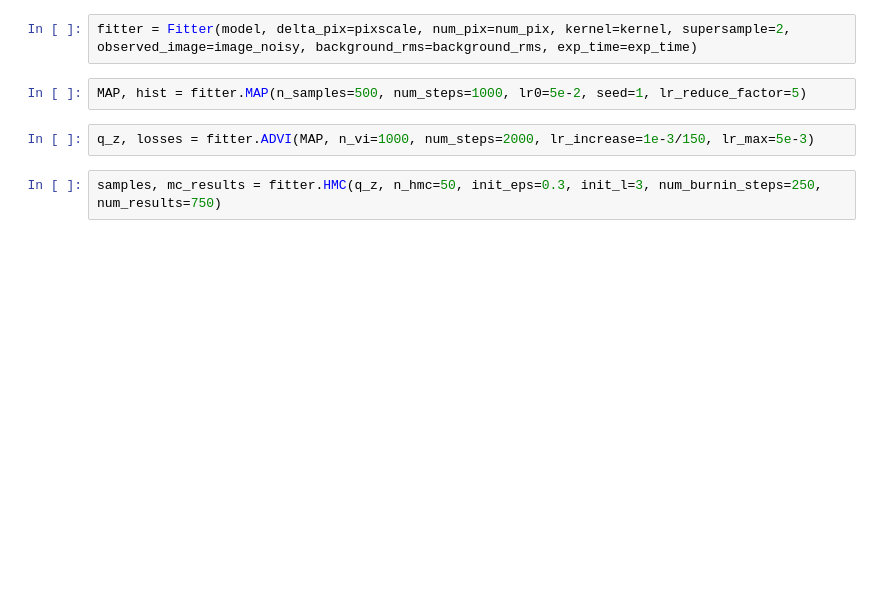
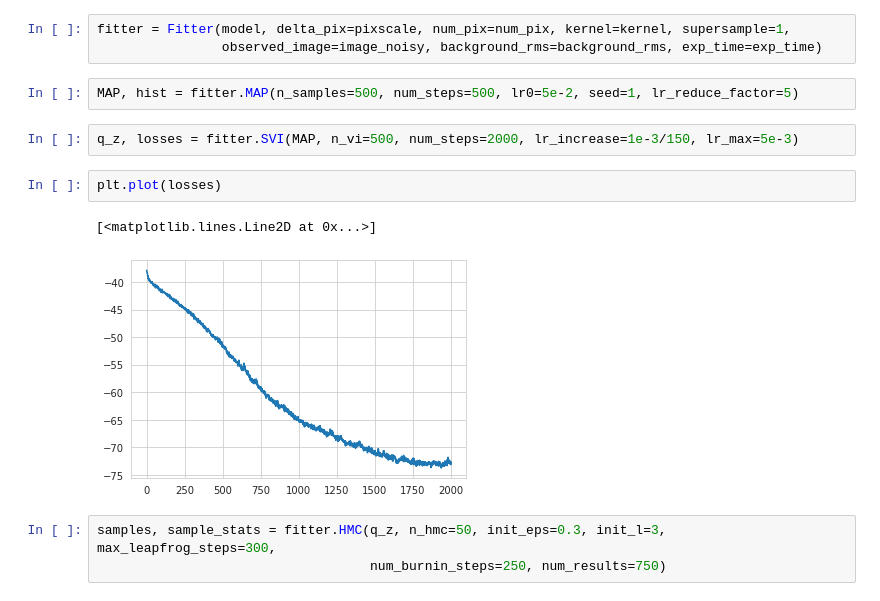
Before and after one commit to giga-lens/gigalens, a Jupyter notebook: demo.ipynb, the cells around one changed output. Saved outputs shown, nothing was run; the diff lists cells and outputs as text; blank space fills up the shorter version.

```diff
--- a/demo.ipynb
+++ b/demo.ipynb
@@ -87,8 +124,15 @@ plt.colorbar()
 # %%
-fitter = Fitter(model, delta_pix=pixscale, num_pix=num_pix, kernel=kernel, supersample=2, observed_image=image_noisy, background_rms=background_rms, exp_time=exp_time)
+fitter = Fitter(model, delta_pix=pixscale, num_pix=num_pix, kernel=kernel, supersample=1,
+                observed_image=image_noisy, background_rms=background_rms, exp_time=exp_time)
 # %%
-MAP, hist = fitter.MAP(n_samples=500, num_steps=1000, lr0=5e-2, seed=1, lr_reduce_factor=5)
+MAP, hist = fitter.MAP(n_samples=500, num_steps=500, lr0=5e-2, seed=1, lr_reduce_factor=5)
 # %%
-q_z, losses = fitter.ADVI(MAP, n_vi=1000, num_steps=2000, lr_increase=1e-3/150, lr_max=5e-3)
+q_z, losses = fitter.SVI(MAP, n_vi=500, num_steps=2000, lr_increase=1e-3/150, lr_max=5e-3)
+# %%
+plt.plot(losses)
+# %% [output]
+[<matplotlib.lines.Line2D at 0x...>]
+[figure, added]
 # %%
-samples, mc_results = fitter.HMC(q_z, n_hmc=50, init_eps=0.3, init_l=3, num_burnin_steps=250, num_results=750)
+samples, sample_stats = fitter.HMC(q_z, n_hmc=50, init_eps=0.3, init_l=3, max_leapfrog_steps=300,
+                                   num_burnin_steps=250, num_results=750)
```
Also changed, not shown: parts of 12 cells of this notebook, 2 other files.
